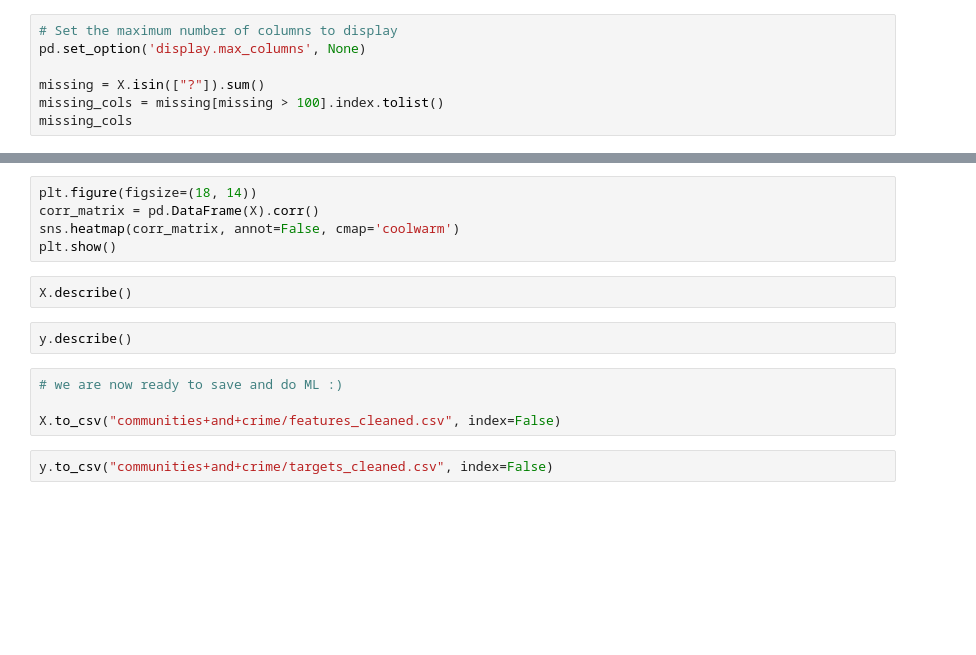
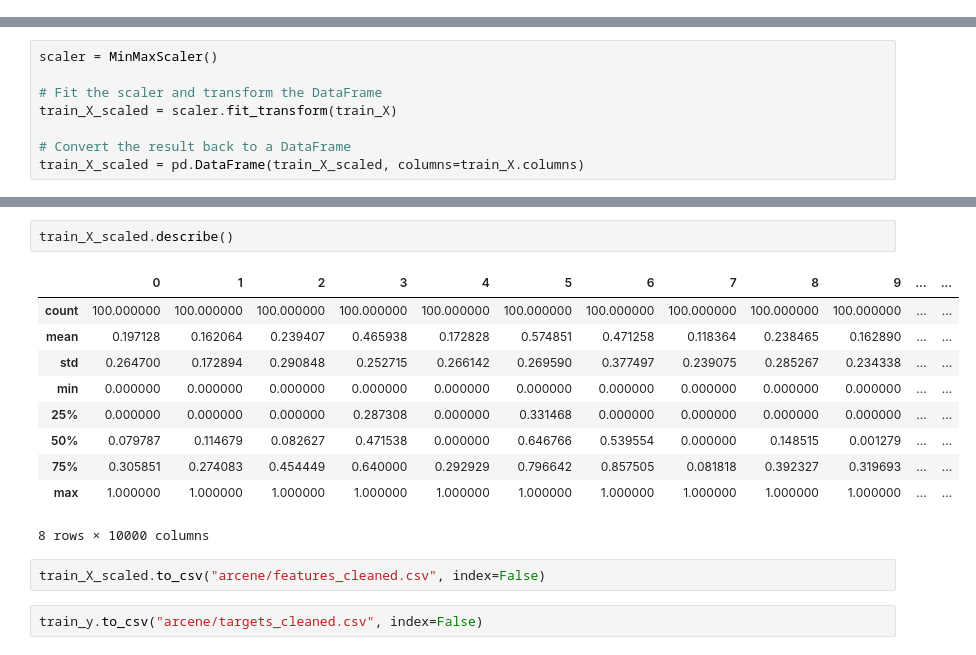
Before and after one commit to thomask902/2024-Numerical-Optimization-Research, a Jupyter notebook: data_exploration.ipynb, the cells around one changed output, grey strips where cells are left out. Drawn from its saved outputs; the diff is of its cells as text; blank space fills up the shorter version.

```diff
--- a/data_exploration.ipynb
+++ b/data_exploration.ipynb
@@ -48,7 +60,0 @@ print(train_y.shape)
-# %%
-# Set the maximum number of columns to display
-pd.set_option('display.max_columns', None)
-
-missing = X.isin(["?"]).sum()
-missing_cols = missing[missing > 100].index.tolist()
-missing_cols
@@ -75 +61,9 @@ X.describe()
+# %%
+scaler = MinMaxScaler()
+
+# Fit the scaler and transform the DataFrame
+train_X_scaled = scaler.fit_transform(train_X)
+
+# Convert the result back to a DataFrame
+train_X_scaled = pd.DataFrame(train_X_scaled, columns=train_X.columns)
 # %%
@@ -77,15 +79,17 @@ X.head()
-# %%
-plt.figure(figsize=(18, 14))
-corr_matrix = pd.DataFrame(X).corr()
-sns.heatmap(corr_matrix, annot=False, cmap='coolwarm')
-plt.show()
 # %%
-X.describe()
+train_X_scaled.describe()
+# %% [output]
+|  | 0 | 1 | 2 | 3 | 4 | 5 | 6 | 7 | 8 | 9 | ... | ... |
+| count | 100.000000 | 100.000000 | 100.000000 | 100.000000 | 100.000000 | 100.000000 | 100.000000 | 100.000000 | 100.000000 | 100.000000 | ... | ... |
+| mean | 0.197128 | 0.162064 | 0.239407 | 0.465938 | 0.172828 | 0.574851 | 0.471258 | 0.118364 | 0.238465 | 0.162890 | ... | ... |
+| std | 0.264700 | 0.172894 | 0.290848 | 0.252715 | 0.266142 | 0.269590 | 0.377497 | 0.239075 | 0.285267 | 0.234338 | ... | ... |
+| min | 0.000000 | 0.000000 | 0.000000 | 0.000000 | 0.000000 | 0.000000 | 0.000000 | 0.000000 | 0.000000 | 0.000000 | ... | ... |
+| 25% | 0.000000 | 0.000000 | 0.000000 | 0.287308 | 0.000000 | 0.331468 | 0.000000 | 0.000000 | 0.000000 | 0.000000 | ... | ... |
+| 50% | 0.079787 | 0.114679 | 0.082627 | 0.471538 | 0.000000 | 0.646766 | 0.539554 | 0.000000 | 0.148515 | 0.001279 | ... | ... |
+| 75% | 0.305851 | 0.274083 | 0.454449 | 0.640000 | 0.292929 | 0.796642 | 0.857505 | 0.081818 | 0.392327 | 0.319693 | ... | ... |
+| max | 1.000000 | 1.000000 | 1.000000 | 1.000000 | 1.000000 | 1.000000 | 1.000000 | 1.000000 | 1.000000 | 1.000000 | ... | ... |
+8 rows × 10000 columns
-# %%
-y.describe()
-# %%
-# we are now ready to save and do ML :)
-
-X.to_csv("communities+and+crime/features_cleaned.csv", index=False)
+# %%
+train_X_scaled.to_csv("arcene/features_cleaned.csv", index=False)
 # %%
-y.to_csv("communities+and+crime/targets_cleaned.csv", index=False)
+train_y.to_csv("arcene/targets_cleaned.csv", index=False)
```
Also changed, not shown: parts of 13 cells of this notebook, 1 other file.
